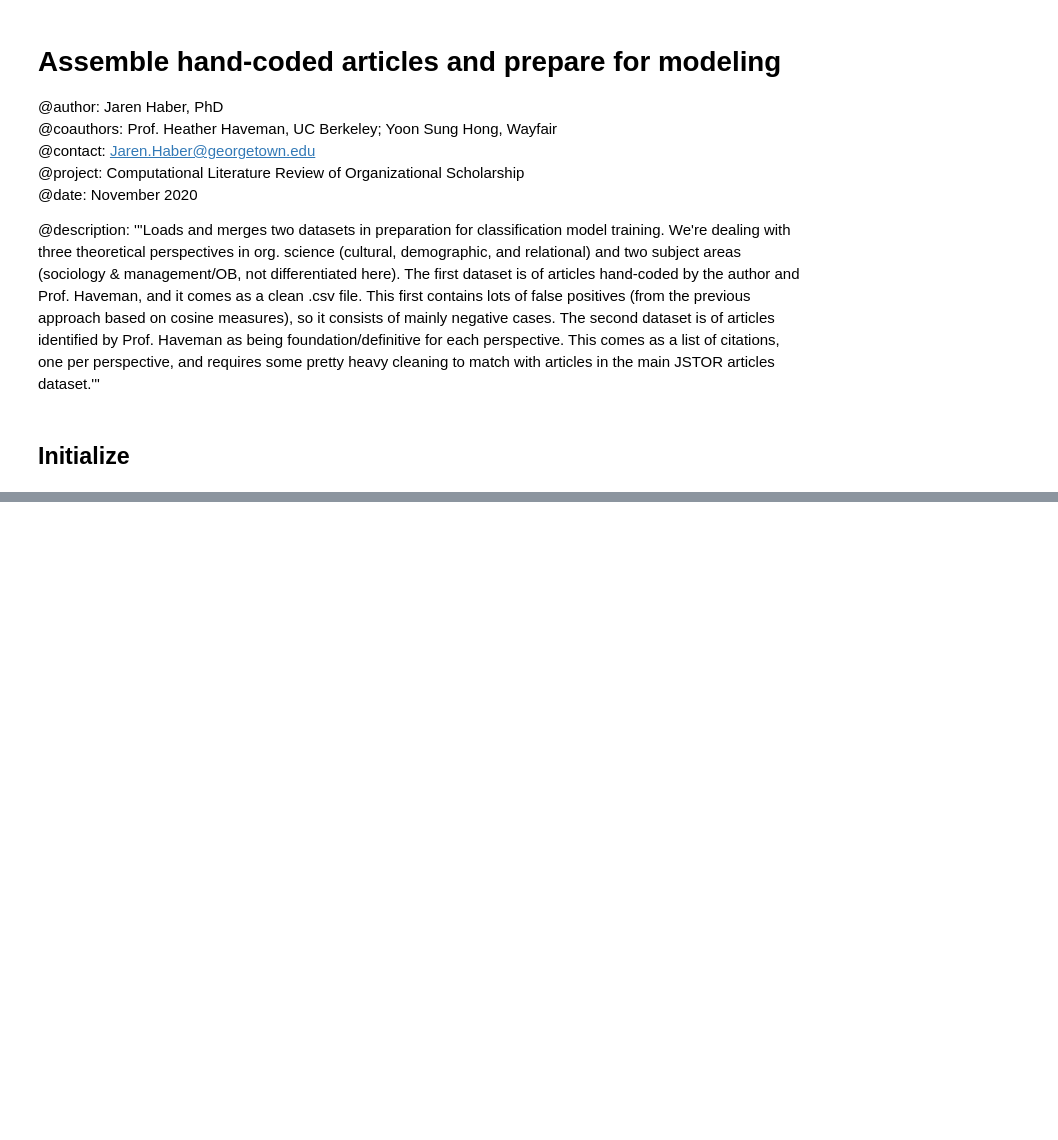
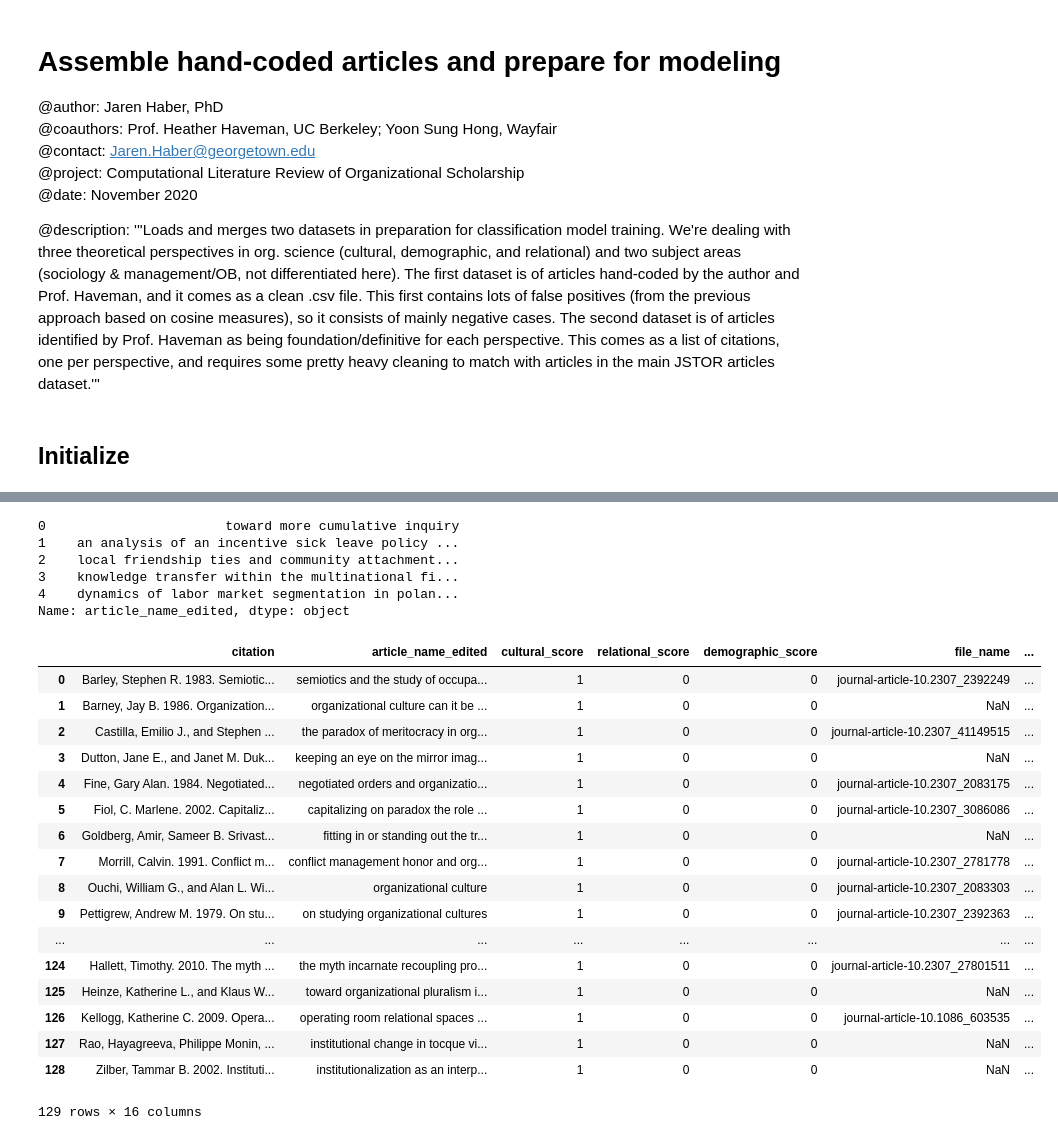
Before and after one commit to h2researchgroup/classification, a Jupyter notebook: preprocess/assemble_coded_articles.ipynb, the cells around one changed output, grey strips where cells are left out. Cells and saved outputs as stored; diff of their text form; code cells hidden in the pictures; blank space fills up the shorter version.

```diff
--- a/preprocess/assemble_coded_articles.ipynb
+++ b/preprocess/assemble_coded_articles.ipynb
@@ -64,0 +181,40 @@ files = [file for file in tqdm(all_files) if file in files_to_be_opened]
+# %%
+# Preprocess article names: lower-case, remove punctuation, strip whitespace
+df['article_name_edited'] = df['article_name'].apply(
+    lambda title: re.sub(
+        '\W+', ' ', # remove non-words
+        str(title).strip().lower())) # strip whitespace, lower-case
+
+df['article_name_edited'].head()
+# %% [output]
+0                       toward more cumulative inquiry
+1    an analysis of an incentive sick leave policy ...
+2    local friendship ties and community attachment...
+3    knowledge transfer within the multinational fi...
+4    dynamics of labor market segmentation in polan...
+Name: article_name_edited, dtype: object
+# %%
+# Merge meta data into h2-coded articles on article_name_edited
+coded_cult = pd.merge(coded_cult, df, how = 'left', on = 'article_name_edited')
+coded_relt = pd.merge(coded_relt, df, how = 'left', on = 'article_name_edited')
+coded_demog= pd.merge(coded_demog, df, how = 'left', on = 'article_name_edited')
+coded_cult
+# %% [output]
+|  | citation | article_name_edited | cultural_score | relational_score | demographic_score | file_name | ... |
+| 0 | Barley, Stephen R. 1983. Semiotic... | semiotics and the study of occupa... | 1 | 0 | 0 | journal-article-10.2307_2392249 | ... |
+| 1 | Barney, Jay B. 1986. Organization... | organizational culture can it be ... | 1 | 0 | 0 | NaN | ... |
+| 2 | Castilla, Emilio J., and Stephen ... | the paradox of meritocracy in org... | 1 | 0 | 0 | journal-article-10.2307_41149515 | ... |
+| 3 | Dutton, Jane E., and Janet M. Duk... | keeping an eye on the mirror imag... | 1 | 0 | 0 | NaN | ... |
+| 4 | Fine, Gary Alan. 1984. Negotiated... | negotiated orders and organizatio... | 1 | 0 | 0 | journal-article-10.2307_2083175 | ... |
+| 5 | Fiol, C. Marlene. 2002. Capitaliz... | capitalizing on paradox the role ... | 1 | 0 | 0 | journal-article-10.2307_3086086 | ... |
+| 6 | Goldberg, Amir, Sameer B. Srivast... | fitting in or standing out the tr... | 1 | 0 | 0 | NaN | ... |
+| 7 | Morrill, Calvin. 1991. Conflict m... | conflict management honor and org... | 1 | 0 | 0 | journal-article-10.2307_2781778 | ... |
+| 8 | Ouchi, William G., and Alan L. Wi... | organizational culture | 1 | 0 | 0 | journal-article-10.2307_2083303 | ... |
+| 9 | Pettigrew, Andrew M. 1979. On stu... | on studying organizational cultures | 1 | 0 | 0 | journal-article-10.2307_2392363 | ... |
+| ... | ... | ... | ... | ... | ... | ... | ... |
+| 124 | Hallett, Timothy. 2010. The myth ... | the myth incarnate recoupling pro... | 1 | 0 | 0 | journal-article-10.2307_27801511 | ... |
+| 125 | Heinze, Katherine L., and Klaus W... | toward organizational pluralism i... | 1 | 0 | 0 | NaN | ... |
+| 126 | Kellogg, Katherine C. 2009. Opera... | operating room relational spaces ... | 1 | 0 | 0 | journal-article-10.1086_603535 | ... |
+| 127 | Rao, Hayagreeva, Philippe Monin, ... | institutional change in tocque vi... | 1 | 0 | 0 | NaN | ... |
+| 128 | Zilber, Tammar B. 2002. Instituti... | institutionalization as an interp... | 1 | 0 | 0 | NaN | ... |
+129 rows × 16 columns
```
Also changed, not shown: parts of 10 cells of this notebook.
